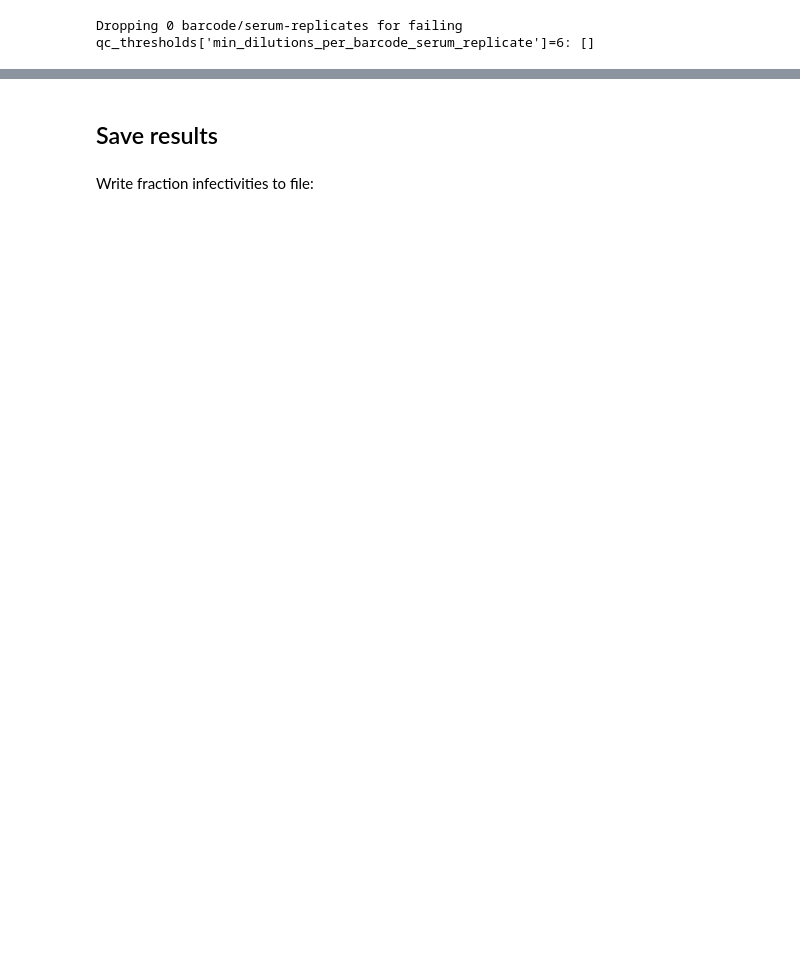
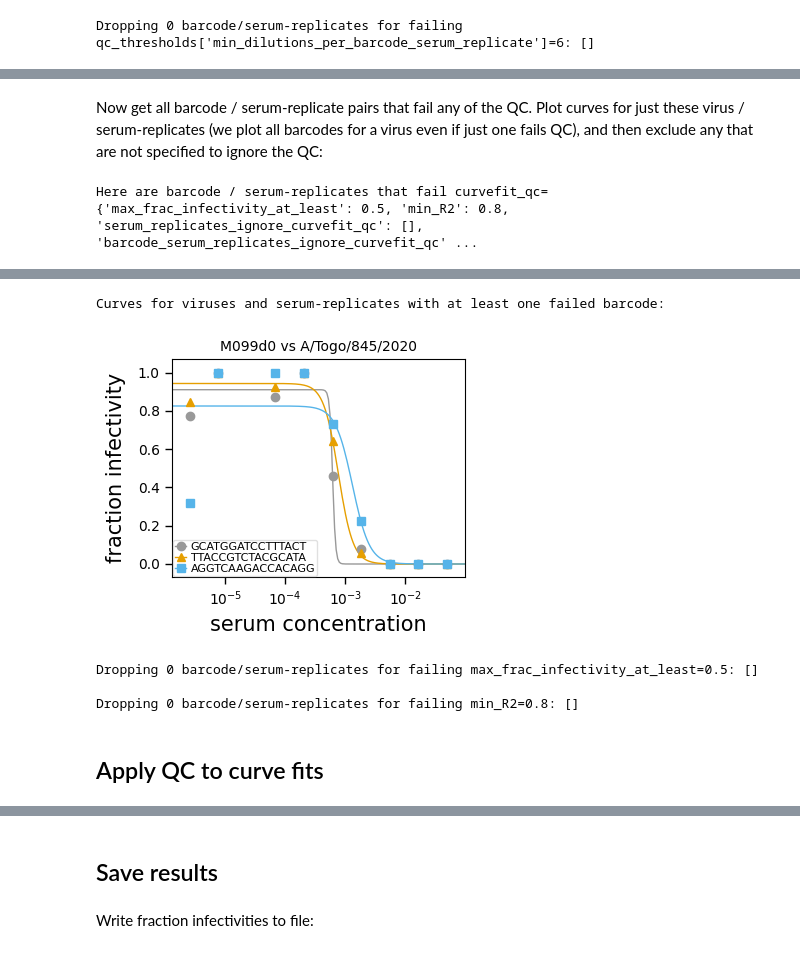
Before and after one commit to jbloomlab/seqneut-pipeline, a Jupyter notebook: notebooks/process_plate.py.ipynb, the cells around one changed output, grey strips where cells are left out. Cells and saved outputs as stored; diff of their text form; code cells hidden in the pictures; blank space fills up the shorter version.

Commit message:
apply QC filters to curve fits

```diff
--- a/notebooks/process_plate.py.ipynb
+++ b/notebooks/process_plate.py.ipynb
@@ -202,7 +210,9 @@ Apply any manually specified data drops:
 for filter_type, filter_drops in manual_drops.items():
     print(f"\nDropping {len(filter_drops)} {filter_type} specified in manual_drops")
     assert filter_type in qc_drops
-    qc_drops[filter_type].update({w: "manual_drop" for w in filter_drops})
+    qc_drops[filter_type].update(
+        {w: "manual_drop" for w in filter_drops if not isinstance(w, list)}
+    )
     if filter_type == "barcode_wells":
         counts = counts[
             ~counts.assign(
@@ -879,8 +912,8 @@ First fit curves to all serum replicates, then we will filter out poor-fitting o
 # %%
-fits_nofilter = neutcurve.CurveFits(
+fits_noqc = neutcurve.CurveFits(
     frac_infectivity.rename(
         columns={
-            "frac_infectivity": "fraction infectivity",
+            "frac_infectivity_ceiling": "fraction infectivity",
             "concentration": "serum concentration",
         }
     ),
@@ -888,13 +921,7 @@ fits_nofilter = neutcurve.CurveFits(
     fracinf_col="fraction infectivity",
     virus_col="strain",
     serum_col="serum",
-    replicate_col="plate_barcode",
+    replicate_col="barcode",
+    fixtop=curvefit_params["fixtop"],
+    fixbottom=curvefit_params["fixbottom"],
 )
-
-_ = fits_nofilter.plotReplicates(
-    attempt_shared_legend=False,
-    legendfontsize=8,
-    titlesize=10,
-    ticksize=10,
-    ncol=6,
-)
@@ -945,0 +996,48 @@ for prop, col, agg in [
+# %% [markdown]
+Now get all barcode / serum-replicate pairs that fail any of the QC.
+Plot curves for just these virus / serum-replicates (we plot all barcodes for a virus even if just one fails QC), and then exclude any that are not specified to ignore the QC:
+# %%
+barcode_serum_replicates_fail_qc = fit_params_noqc.query("fails_qc").reset_index(drop=True)
+print(f"Here are barcode / serum-replicates that fail {curvefit_qc=}")
+display(barcode_serum_replicates_fail_qc)
+
+print("\nCurves for viruses and serum-replicates with at least one failed barcode:")
+fig, _ = fits_noqc.plotReplicates(
+    sera=sorted(barcode_serum_replicates_fail_qc["serum_replicate"].unique()),
+    viruses=sorted(barcode_serum_replicates_fail_qc["virus"].unique()),
+    attempt_shared_legend=False,
+    legendfontsize=8,
+    titlesize=10,
+    ticksize=10,
+    ncol=6,
+)
+display(fig)
+plt.close(fig)
+
+# drop barcode / serum-replicates failing QC
+for qc_filter in ["max_frac_infectivity_at_least", "min_R2"]:
+    fits_qc_drops = list(
+        fit_params_noqc.query(f"fails_{qc_filter} and (not ignore_qc)")[["barcode", "serum_replicate"]].itertuples(index=False, name=None)
+    )
+    print(
+        f"\nDropping {len(fits_qc_drops)} barcode/serum-replicates for failing "
+        f"{qc_filter}={curvefit_qc[qc_filter]}: "
+        + str(fits_qc_drops)
+    )
+    qc_drops["barcode_serum_replicates"].update({w: qc_filter for w in fits_qc_drops})
+    frac_infectivity = frac_infectivity[
+        ~frac_infectivity.assign(
+            barcode_serum_replicate=lambda x: x.apply(lambda r: (r["barcode"], r["serum_replicate"]), axis=1)
+        )
+        ["barcode_serum_replicate"]
+        .isin(qc_drops["barcode_serum_replicates"])
+    ]
+    fit_params_noqc = fit_params_noqc[
+        ~fit_params_noqc.assign(
+            barcode_serum_replicate=lambda x: x.apply(lambda r: (r["barcode"], r["serum_replicate"]), axis=1)
+        )
+        ["barcode_serum_replicate"]
+        .isin(qc_drops["barcode_serum_replicates"])
+    ]
+# %% [output]
+Here are barcode / serum-replicates that fail curvefit_qc={'max_frac_infectivity_at_least': 0.5, 'min_R2': 0.8, 'serum_replicates_ignore_curvefit_qc': [], 'barcode_serum_replicates_ignore_curvefit_qc' ...
@@ -945,0 +1046,7 @@ for prop, col, agg in [
+Curves for viruses and serum-replicates with at least one failed barcode:
+[figure, added]
+Dropping 0 barcode/serum-replicates for failing max_frac_infectivity_at_least=0.5: []
+
+Dropping 0 barcode/serum-replicates for failing min_R2=0.8: []
+# %% [markdown]
+## Apply QC to curve fits
```
Also changed, not shown: parts of 17 cells of this notebook, 1 other file.
